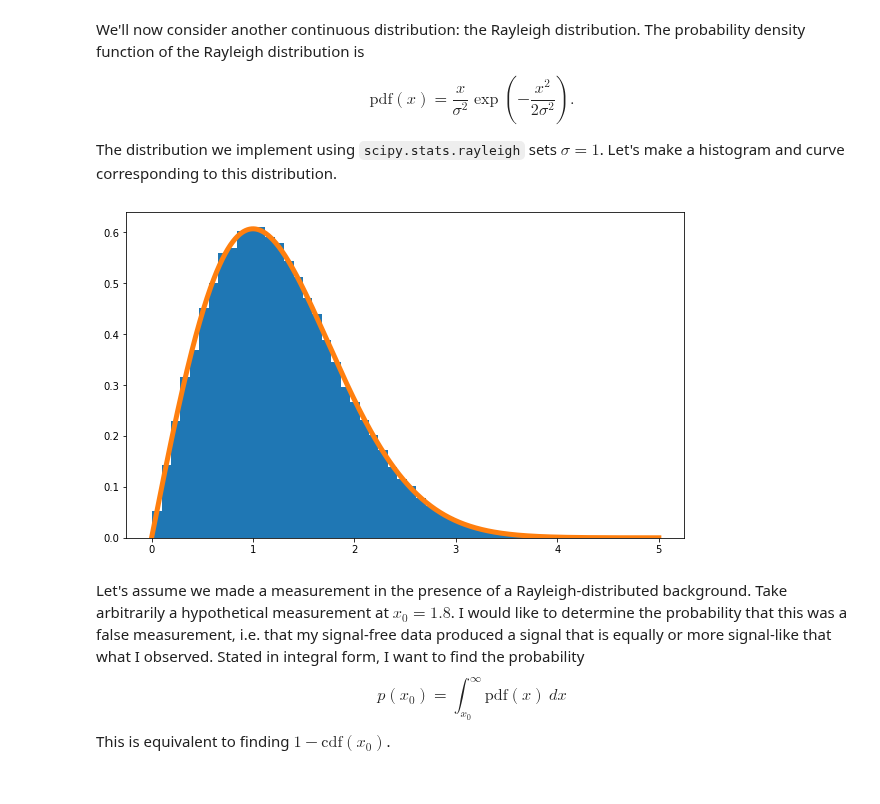
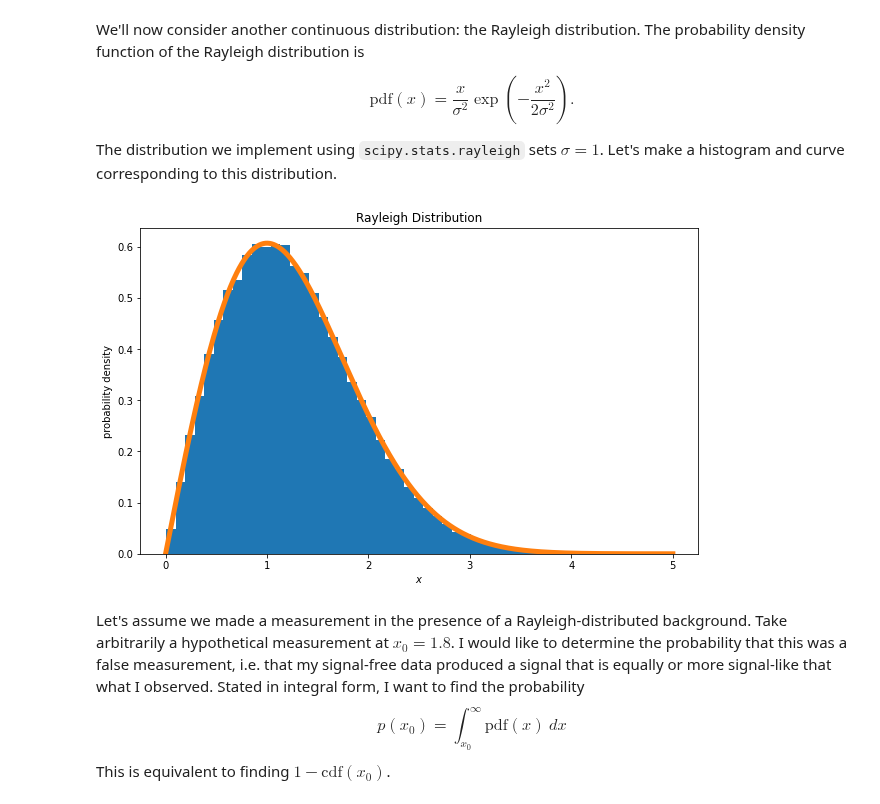
Before and after one commit to jrlivesey/PHYS-434, a Jupyter notebook: Lab_1.ipynb, the cells around one changed output. Cells and saved outputs as stored; diff of their text form; code cells hidden in the pictures.

```diff
--- a/Lab_1.ipynb
+++ b/Lab_1.ipynb
@@ -61,11 +61,14 @@ The distribution we implement using `scipy.stats.rayleigh` sets $\sigma=1$. Let'
 # %%
 fig, ax = plt.subplots(1, 1, figsize=(10,6))
 ax.hist(stats.rayleigh.rvs(size=100000), 50, density=True)
 x = np.linspace(0, 5, 1000)
 ax.plot(x, stats.rayleigh.pdf(x), linewidth=5)
+ax.set_title('Rayleigh Distribution')
+ax.set_xlabel('$x$')
+ax.set_ylabel('probability density')
 plt.show();
 # %% [output]
-[figure, old version]
+[figure, new version]
 # %% [markdown]
 Let's assume we made a measurement in the presence of a Rayleigh-distributed background. Take arbitrarily a hypothetical measurement at $x_0=1.8$. I would like to determine the probability that this was a false measurement, i.e. that my signal-free data produced a signal that is equally or more signal-like that what I observed. Stated in integral form, I want to find the probability
 $$ p(x_0) = \int_{x_0}^\infty \text{pdf}(x) \: dx $$
```
Also changed, not shown: parts of 4 cells of this notebook.
